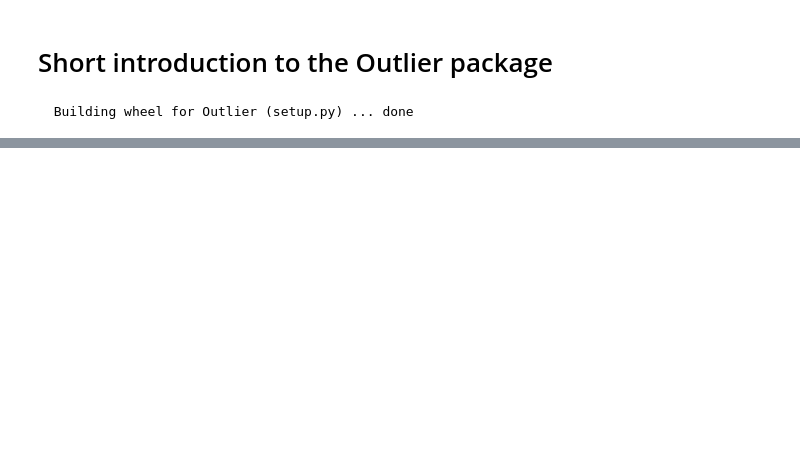
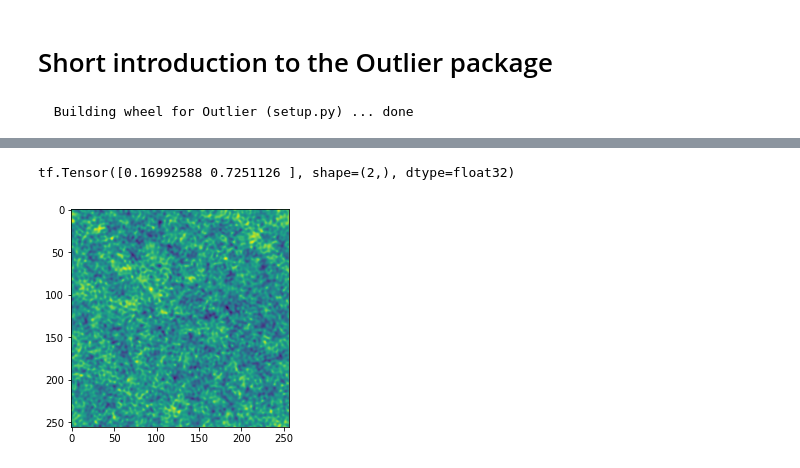
Before and after one commit to liuxx479/Outlier, a Jupyter notebook: notebooks/Introduction.ipynb, the cells around one changed output, grey strips where cells are left out. Saved outputs shown, nothing was run; the diff lists cells and outputs as text; code cells hidden in the pictures; blank space fills up the shorter version.

```diff
--- a/notebooks/Introduction.ipynb
+++ b/notebooks/Introduction.ipynb
@@ -15,3 +19,3 @@ from outlier.datasets import gaussian_convergence
 # %%
 # Third step, profit...
-builder = tfds.builder("gaussian_convergence")
+dataset = tfds.load(name="gaussian_convergence", split="train")
@@ -25,0 +22,8 @@ NonMatchingChecksumError: ignored
+# %%
+for example in dataset.take(1):  # Only take a single example
+  kappa_map, params = example["map"], example["params"]
+  imshow(kappa_map)
+  print(params)
+# %% [output]
+tf.Tensor([0.16992588 0.7251126 ], shape=(2,), dtype=float32)
+[figure, added]
```
Also changed, not shown: parts of 2 cells of this notebook.
